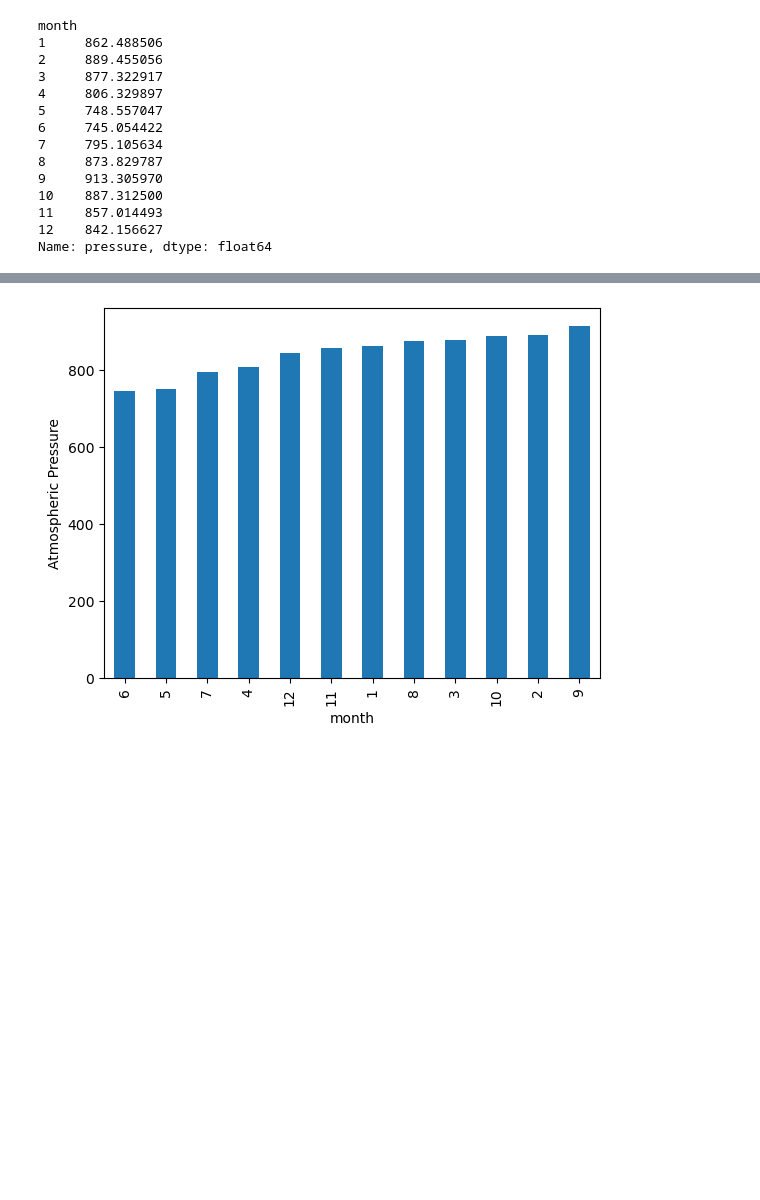
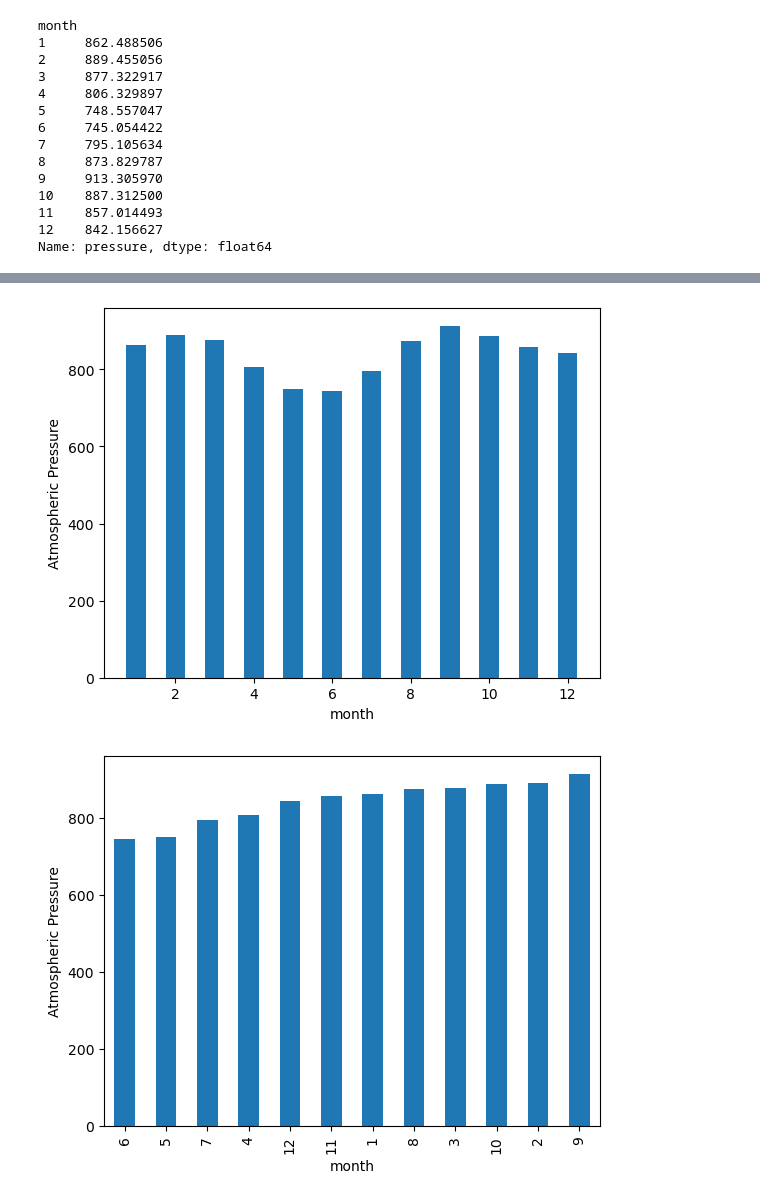
Before and after one commit to d6kramer/web-scraping, a Jupyter notebook: part_2_mars_weather_working.ipynb, the cells around one changed output, grey strips where cells are left out. Saved outputs shown, nothing was run; the diff lists cells and outputs as text; code cells hidden in the pictures; blank space fills up the shorter version.

```diff
--- a/part_2_mars_weather_working.ipynb
+++ b/part_2_mars_weather_working.ipynb
@@ -169,5 +226,7 @@ Name: min_temp, dtype: float64
 # %%
 # 4. Average pressure by Martian month
+avg_pressure = df.groupby('month')['pressure'].mean()
+avg_pressure
 # %% [output]
 month
 1     862.488506
@@ -183,3 +242,6 @@ month
 11    857.014493
 12    842.156627
 Name: pressure, dtype: float64
+# %%
+ordered_pressure = avg_pressure.sort_values()
+ordered_pressure
@@ -186,3 +263,11 @@ Name: pressure, dtype: float64
+# %%
+plt.bar(ordered_pressure.index, ordered_pressure.values, width=0.5)
+ax = plt.gca()
+ax.set_xlabel("month")
+ax.set_ylabel("Atmospheric Pressure")
+plt.show()
+# %% [output]
+[figure, added]
 # %%
 # Plot the average pressure by month
 # %% [output]
```
Also changed, not shown: parts of 15 cells of this notebook.
